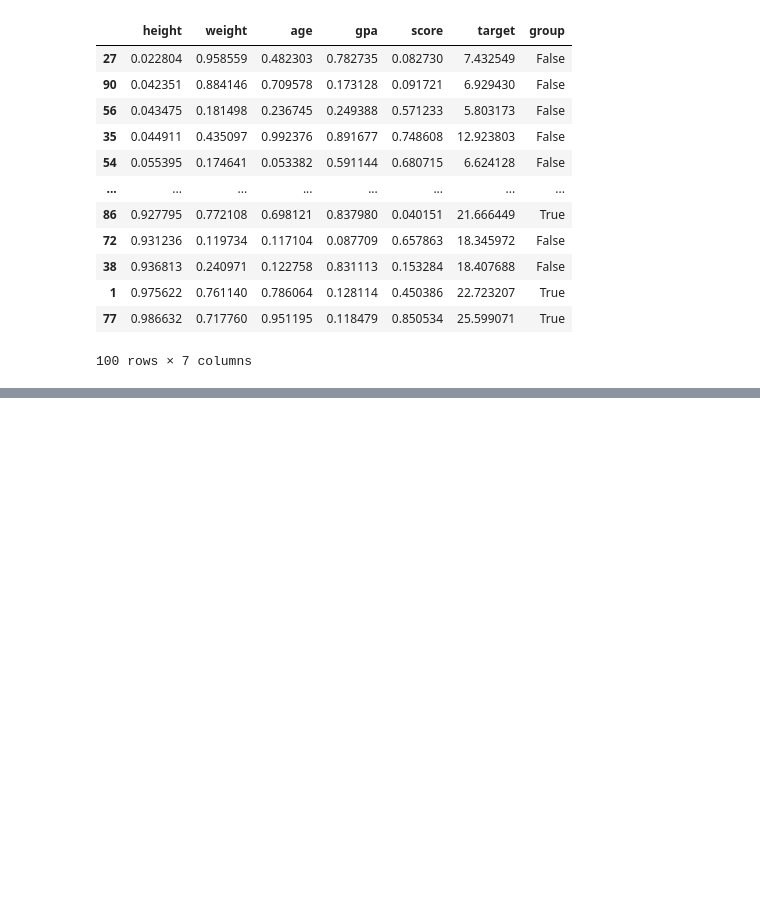
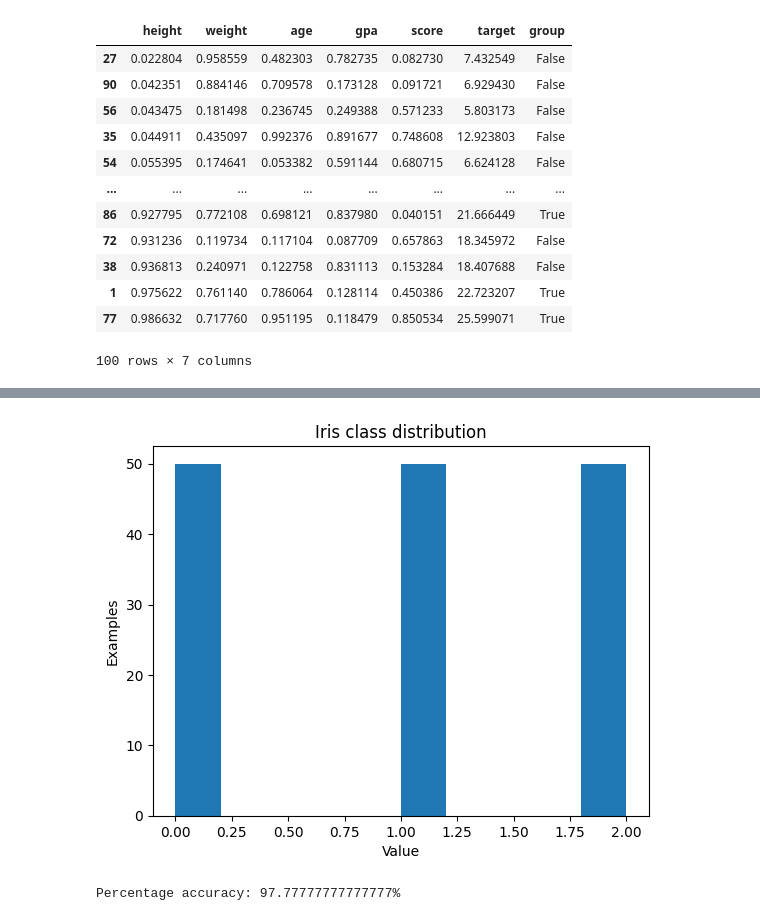
Before and after one commit to mladislav/ml-course-homeworks, a Jupyter notebook: hw01_setup_tools/hw01_setup_tools.ipynb, the cells around one changed output, grey strips where cells are left out. Saved outputs shown, nothing was run; the diff lists cells and outputs as text; code cells hidden in the pictures; blank space fills up the shorter version.

```diff
--- a/hw01_setup_tools/hw01_setup_tools.ipynb
+++ b/hw01_setup_tools/hw01_setup_tools.ipynb
@@ -198 +195,12 @@ plt.show()
 [figure]
+# %%
+from sklearn.datasets import load_iris
+iris = load_iris()
+
+type(iris)
+
+dfiris = pd.DataFrame(iris.data, columns=["SL", "SW", "PL", "PW"])
+
+dfiris['target'] = iris.target
+
+dfiris
@@ -198,0 +221,37 @@ plt.show()
+# %%
+
+plt.hist(iris.target)
+
+
+plt.title('Iris class distribution')
+plt.xlabel('Value')
+plt.ylabel('Examples')
+plt.show()
+# %% [output]
+[figure, added]
+# %%
+from sklearn.linear_model import LogisticRegression
+from sklearn.model_selection import train_test_split
+from sklearn.preprocessing import StandardScaler
+from sklearn.metrics import accuracy_score
+
+X = iris.data
+
+y = iris.target
+
+X_train, X_test, y_train, y_test = train_test_split(X, y, test_size=0.3, random_state=0)
+
+sc = StandardScaler()
+
+X_train_std = sc.fit_transform(X_train)
+X_test_std = sc.transform(X_test)
+
+lr = LogisticRegression(C = 100, random_state=0, tol = 0.01)
+
+lr.fit(X_train_std, y_train)
+
+y_pred = lr.predict(X_test_std)
+
+print('Percentage accuracy: ', 100 * accuracy_score(y_test, y_pred), '%', sep='')
+# %% [output]
+Percentage accuracy: 97.77777777777777%
```
Also changed, not shown: parts of 6 cells of this notebook.
